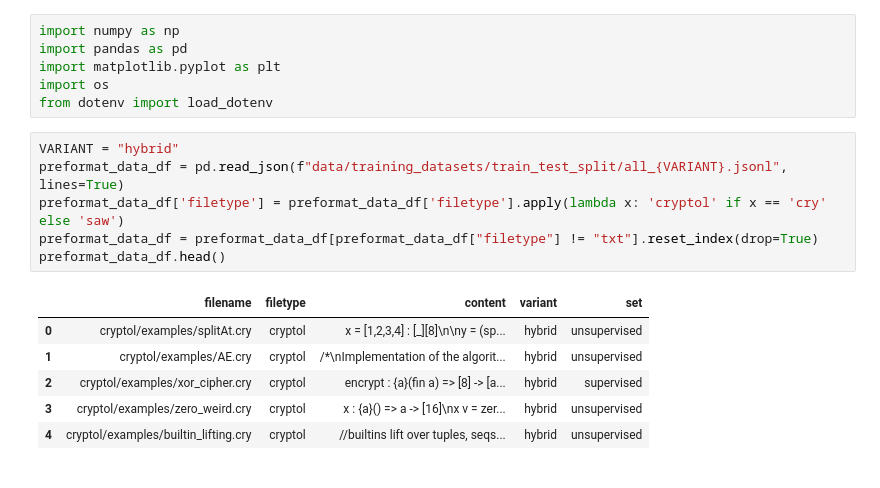
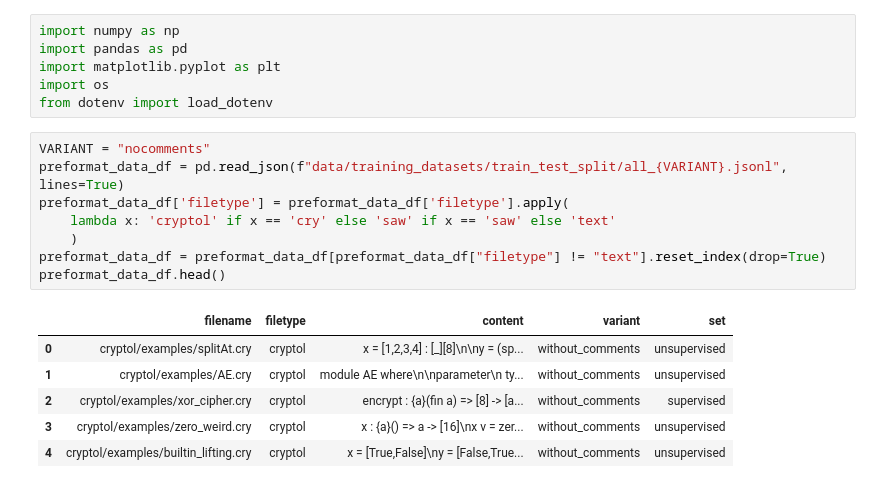
Before and after one commit to UH-Insure/DataPreprocess, a Jupyter notebook: notebooks/06_supervised_preprocess.ipynb, the cells around one changed output. Drawn from its saved outputs; the diff is of its cells as text.

```diff
--- a/notebooks/06_supervised_preprocess.ipynb
+++ b/notebooks/06_supervised_preprocess.ipynb
@@ -11,16 +11,18 @@ import matplotlib.pyplot as plt
 import os
 from dotenv import load_dotenv
 # %%
-VARIANT = "hybrid"
+VARIANT = "nocomments"
 preformat_data_df = pd.read_json(f"data/training_datasets/train_test_split/all_{VARIANT}.jsonl", lines=True)
-preformat_data_df['filetype'] = preformat_data_df['filetype'].apply(lambda x: 'cryptol' if x == 'cry' else 'saw')
-preformat_data_df = preformat_data_df[preformat_data_df["filetype"] != "txt"].reset_index(drop=True)
+preformat_data_df['filetype'] = preformat_data_df['filetype'].apply(
+    lambda x: 'cryptol' if x == 'cry' else 'saw' if x == 'saw' else 'text'
+    )
+preformat_data_df = preformat_data_df[preformat_data_df["filetype"] != "text"].reset_index(drop=True)
 preformat_data_df.head()
 # %% [output]
 |  | filename | filetype | content | variant | set |
-| 0 | cryptol/examples/splitAt.cry | cryptol | x = [1,2,3,4] : [_][8]\n\ny = (sp... | hybrid | unsupervised |
-| 1 | cryptol/examples/AE.cry | cryptol | /*\nImplementation of the algorit... | hybrid | unsupervised |
-| 2 | cryptol/examples/xor_cipher.cry | cryptol | encrypt : {a}(fin a) => [8] -> [a... | hybrid | supervised |
-| 3 | cryptol/examples/zero_weird.cry | cryptol | x : {a}() => a -> [16]\nx v = zer... | hybrid | unsupervised |
-| 4 | cryptol/examples/builtin_lifting.cry | cryptol | //builtins lift over tuples, seqs... | hybrid | unsupervised |
+| 0 | cryptol/examples/splitAt.cry | cryptol | x = [1,2,3,4] : [_][8]\n\ny = (sp... | without_comments | unsupervised |
+| 1 | cryptol/examples/AE.cry | cryptol | module AE where\n\nparameter\n ty... | without_comments | unsupervised |
+| 2 | cryptol/examples/xor_cipher.cry | cryptol | encrypt : {a}(fin a) => [8] -> [a... | without_comments | supervised |
+| 3 | cryptol/examples/zero_weird.cry | cryptol | x : {a}() => a -> [16]\nx v = zer... | without_comments | unsupervised |
+| 4 | cryptol/examples/builtin_lifting.cry | cryptol | x = [True,False]\ny = [False,True... | without_comments | unsupervised |
 # %%
```
Also changed, not shown: parts of 5 cells of this notebook, 5 other files.
